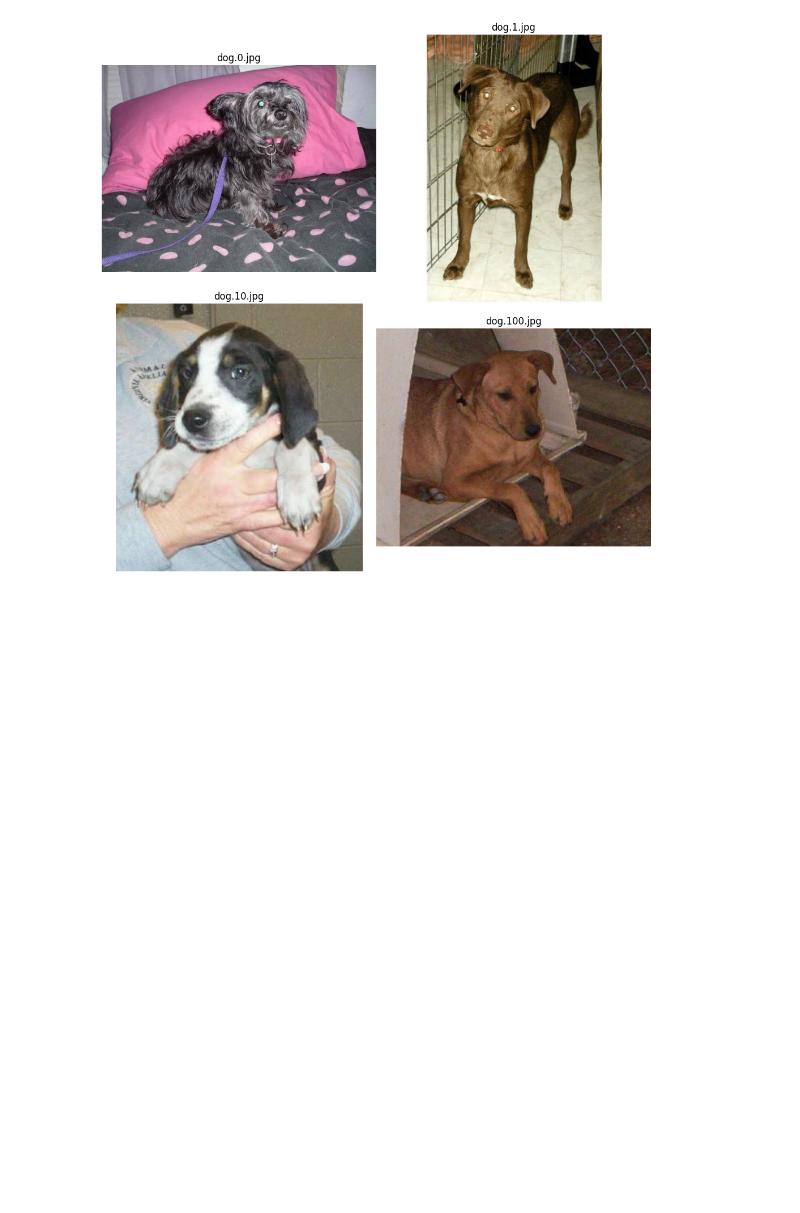
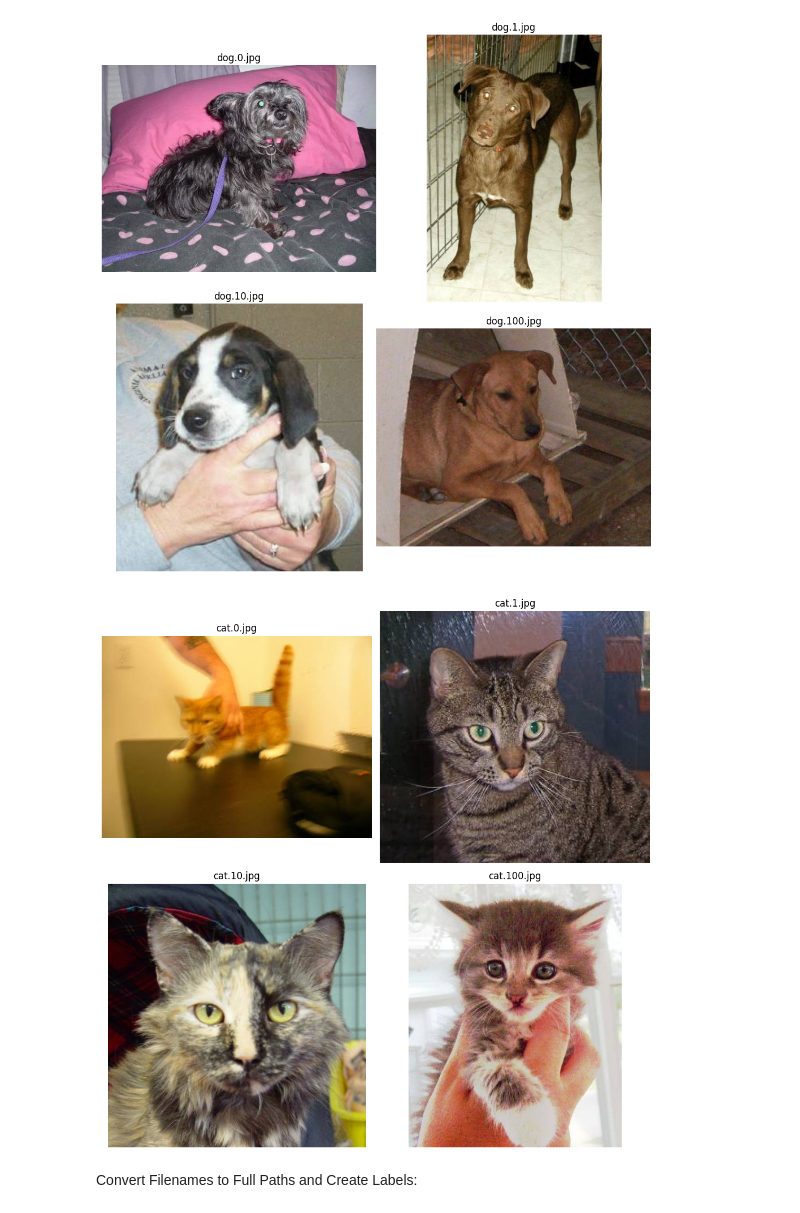
Before and after one commit to GuillePrograma94/ImageClassifier, a Jupyter notebook: src/explore.ipynb, the cells around one changed output. Drawn from its saved outputs; the diff is of its cells as text; code cells hidden in the pictures; blank space fills up the shorter version.

```diff
--- a/src/explore.ipynb
+++ b/src/explore.ipynb
@@ -51,3 +67,26 @@ plt.tight_layout()
 plt.show()
 # %% [output]
 [figure]
+# %%
+top_4_cat_images = cat_images[:4]
+
+# We load the selected dog_images.
+plt.figure(figsize=(10, 10))
+
+for i, dog_image in enumerate(top_4_cat_images):
+    # We load the images
+    img_path = os.path.join(train_folder, dog_image)
+    img = Image.open(img_path)
+
+    # We display the images.
+    plt.subplot(2, 2, i + 1)
+    plt.imshow(img)
+    plt.title(dog_image)
+    plt.axis('off')
+
+plt.tight_layout()
+plt.show()
+# %% [output]
+[figure, added]
+# %% [markdown]
+Convert Filenames to Full Paths and Create Labels:
```
Also changed, not shown: parts of 26 cells of this notebook.
